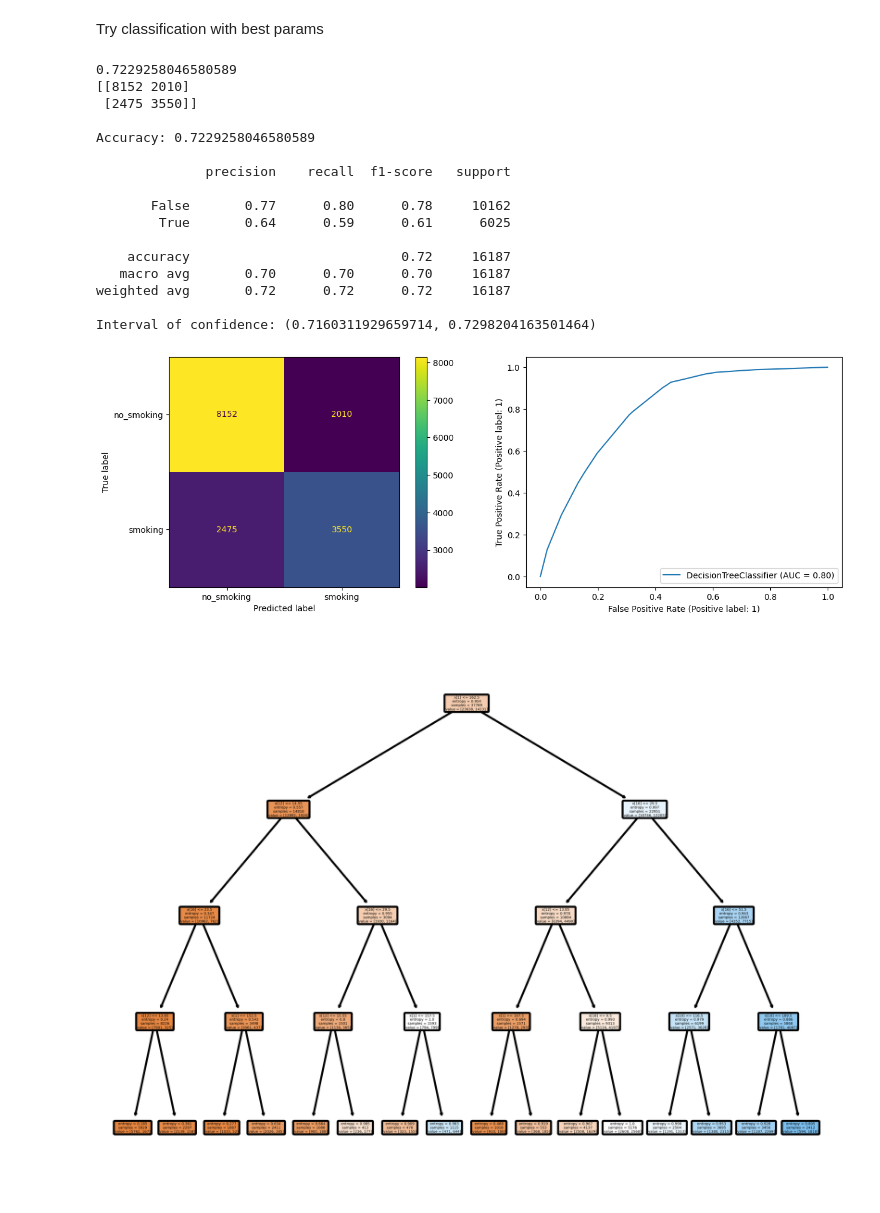
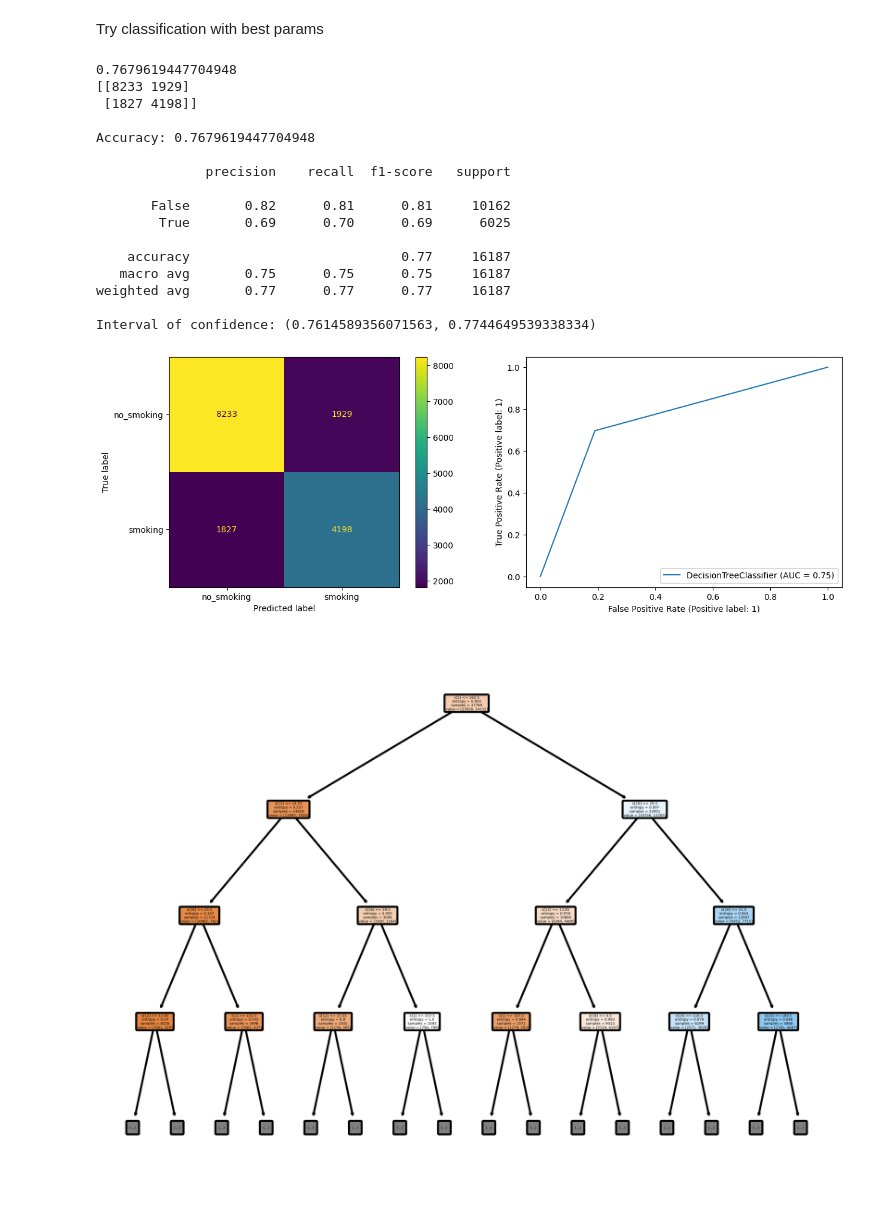
Before and after one commit to julisahun/MD-FIB, a Jupyter notebook: practica2/src/decision_trees.ipynb, the cells around one changed output. Saved outputs shown, nothing was run; the diff lists cells and outputs as text; code cells hidden in the pictures.

Commit message:
fix structure and remove max_depth from estimator

```diff
--- a/practica2/src/decision_trees.ipynb
+++ b/practica2/src/decision_trees.ipynb
@@ -104,7 +104,7 @@ Best Params = {'criterion': 'entropy', 'min_impurity_decrease': 0.0, 'min_sample
 # %% [markdown]
 Try classification with best params
 # %%
-clf=tree.DecisionTreeClassifier(criterion=clf.best_params_['criterion'], splitter=clf.best_params_['splitter'], min_samples_split=clf.best_params_['min_samples_split'],min_impurity_decrease=clf.best_params_['min_impurity_decrease'], max_depth=4)
+clf=tree.DecisionTreeClassifier(max_depth= 10, criterion=clf.best_params_['criterion'], splitter=clf.best_params_['splitter'], min_samples_split=clf.best_params_['min_samples_split'],min_impurity_decrease=clf.best_params_['min_impurity_decrease'])
 clf = clf.fit(X_train, y_train)
 pred = clf.predict(X_test)
 
@@ -126,28 +126,28 @@ print(sklearn.metrics.classification_report(y_test, pred))
 epsilon = sklearn.metrics.accuracy_score(y_test, pred)
 print("Interval of confidence:", proportion_confint(count=epsilon*X_test.shape[0], nobs=X_test.shape[0], alpha=0.05, method='normal'))
 # %% [output]
-0.7229258046580589
-[[8152 2010]
- [2475 3550]]
+0.7679619447704948
+[[8233 1929]
+ [1827 4198]]
 
-Accuracy: 0.7229258046580589
+Accuracy: 0.7679619447704948
 
               precision    recall  f1-score   support
 
-       False       0.77      0.80      0.78     10162
-        True       0.64      0.59      0.61      6025
+       False       0.82      0.81      0.81     10162
+        True       0.69      0.70      0.69      6025
 
-    accuracy                           0.72     16187
-   macro avg       0.70      0.70      0.70     16187
-weighted avg       0.72      0.72      0.72     16187
+    accuracy                           0.77     16187
+   macro avg       0.75      0.75      0.75     16187
+weighted avg       0.77      0.77      0.77     16187
 
-Interval of confidence: (0.7160311929659714, 0.7298204163501464)
+Interval of confidence: (0.7614589356071563, 0.7744649539338334)
-[figure, old version]
+[figure, new version]
 # %%
 fig = plt.gcf()
 fig.set_dpi(800)
-tree.plot_tree(clf, filled=True,rounded=True)
-fig.savefig('best_tree.png')
+tree.plot_tree(clf, filled=True,rounded=True, max_depth=3)
+fig.savefig('../images/best_tree.png')
 plt.show()
 # %% [output]
-[figure, old version]
+[figure, new version]
```
Also changed, not shown: parts of 3 cells of this notebook, 12 other files.
